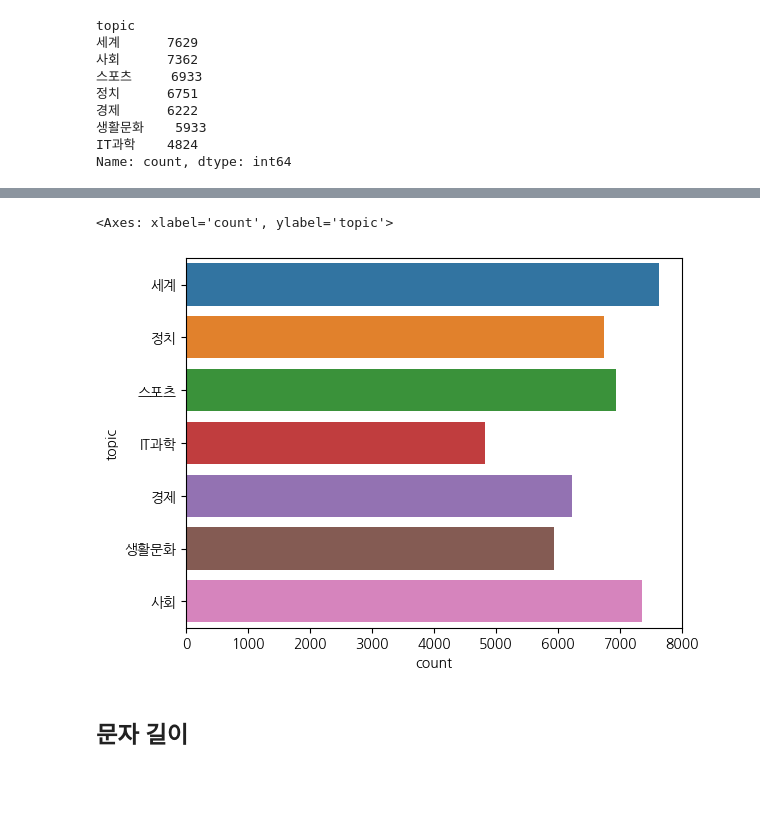
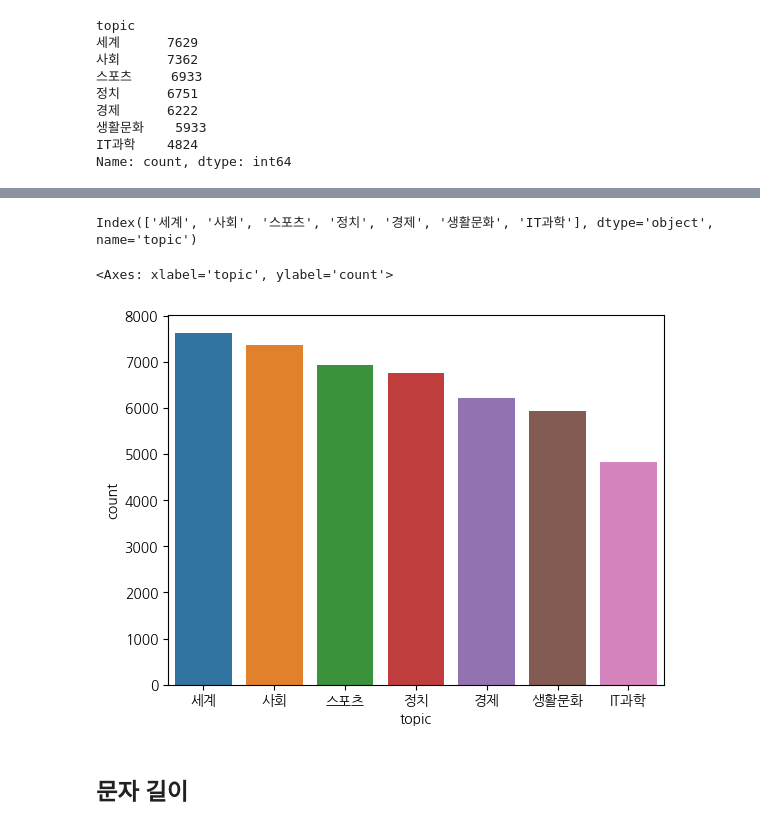
Before and after one commit to corazzon/python-text-analysis, a Jupyter notebook: 0301-klue-eda-output.ipynb, the cells around one changed output, grey strips where cells are left out. Drawn from its saved outputs; the diff is of its cells as text; code cells hidden in the pictures; blank space fills up the shorter version.

```diff
--- a/0301-klue-eda-output.ipynb
+++ b/0301-klue-eda-output.ipynb
@@ -160,9 +218,13 @@ Name: count, dtype: int64
+# %%
+df["topic"].value_counts().index
+# %% [output]
+Index(['세계', '사회', '스포츠', '정치', '경제', '생활문화', 'IT과학'], dtype='object', name='topic')
 # %%
 # df 로 빈도수를 구했지만 test 데이터는 topic이 결측치라 포함되지 않습니다.
-sns.countplot(data=df, y="topic")
+sns.countplot(data=df, x="topic", order=df["topic"].value_counts().index)
 # %% [output]
-<Axes: xlabel='count', ylabel='topic'>
+<Axes: xlabel='topic', ylabel='count'>
-[figure, old version]
+[figure, new version]
 # %% [markdown]
 ## 문자 길이
 # %%
```
Also changed, not shown: parts of 43 cells of this notebook, 1 other file.
